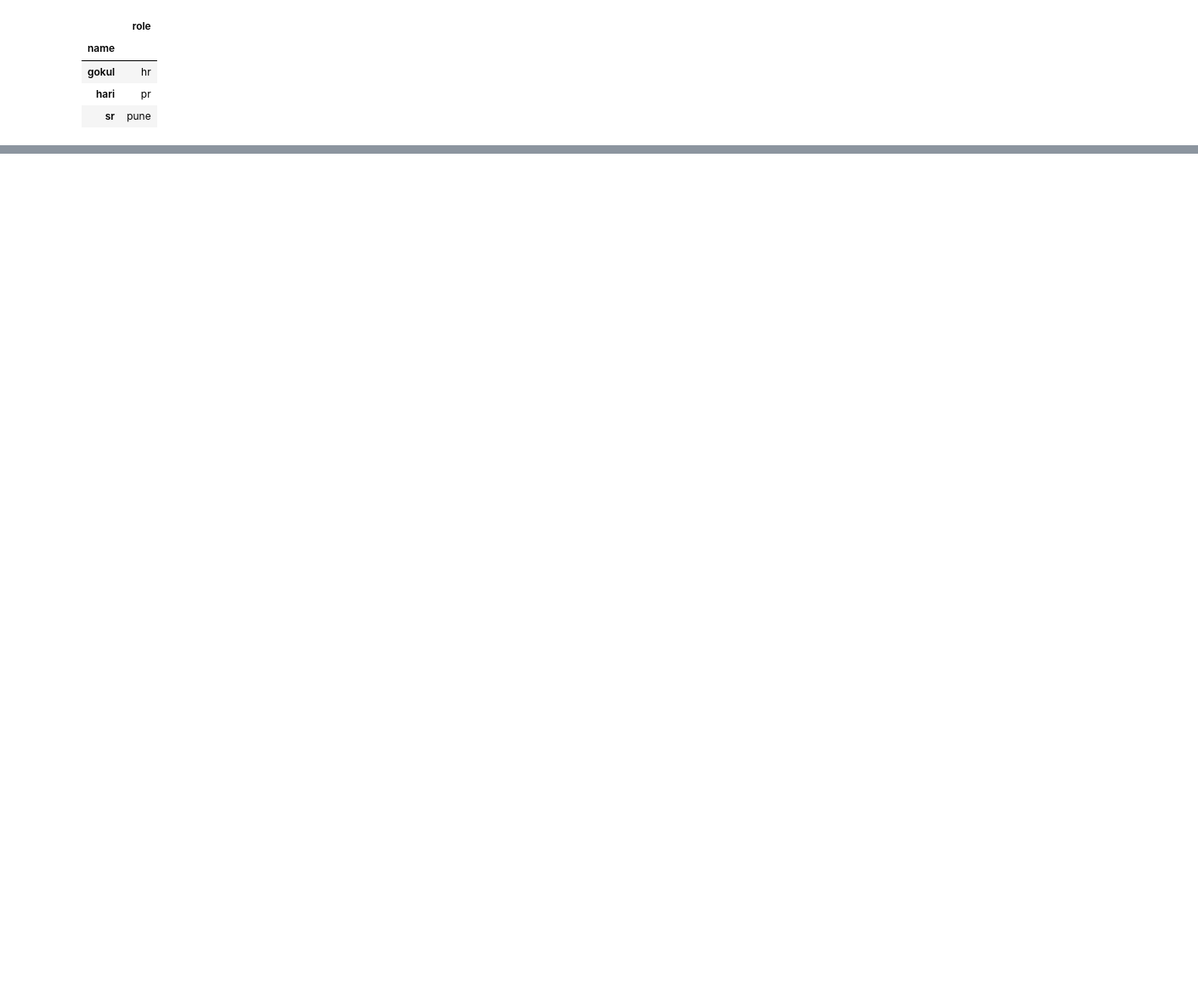
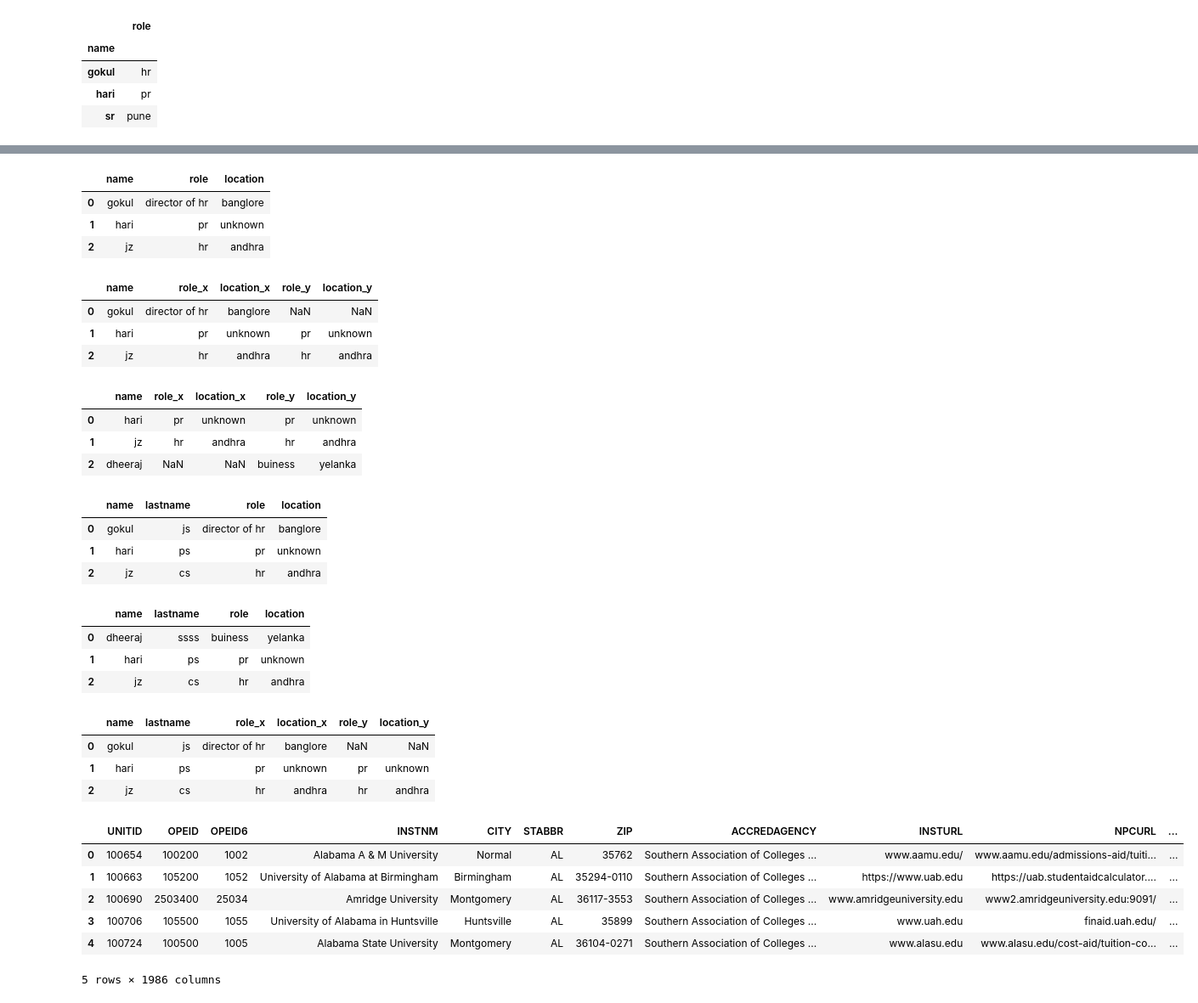
Before and after one commit to gokuljs/Machine-Learning-Andrew-Ng, a Jupyter notebook: data processing/Untitled.ipynb, the cells around one changed output, grey strips where cells are left out. Shown at 85% size. Cells and saved outputs as stored; diff of their text form; code cells hidden in the pictures; blank space fills up the shorter version.

```diff
--- a/data processing/Untitled.ipynb
+++ b/data processing/Untitled.ipynb
@@ -254,0 +278,21 @@ student=student.reset_index()
+# %%
+staff_df
+# %% [output]
+|  | name | role | location |
+| 0 | gokul | director of hr | banglore |
+| 1 | hari | pr | unknown |
+| 2 | jz | hr | andhra |
+# %%
+pd.merge(staff_df,student_df,how="left",on="name")
+# %% [output]
+|  | name | role_x | location_x | role_y | location_y |
+| 0 | gokul | director of hr | banglore | NaN | NaN |
+| 1 | hari | pr | unknown | pr | unknown |
+| 2 | jz | hr | andhra | hr | andhra |
+# %%
+pd.merge(staff_df,student_df,how="right",on="name")
+# %% [output]
+|  | name | role_x | location_x | role_y | location_y |
+| 0 | hari | pr | unknown | pr | unknown |
+| 1 | jz | hr | andhra | hr | andhra |
+| 2 | dheeraj | NaN | NaN | buiness | yelanka |
@@ -254,0 +310,14 @@ student=student.reset_index()
+# %%
+staff_df
+# %% [output]
+|  | name | lastname | role | location |
+| 0 | gokul | js | director of hr | banglore |
+| 1 | hari | ps | pr | unknown |
+| 2 | jz | cs | hr | andhra |
+# %%
+student_df
+# %% [output]
+|  | name | lastname | role | location |
+| 0 | dheeraj | ssss | buiness | yelanka |
+| 1 | hari | ps | pr | unknown |
+| 2 | jz | cs | hr | andhra |
@@ -254,0 +326,7 @@ student=student.reset_index()
+# %%
+pd.merge(staff_df,student_df,how='left',on=['name','lastname'])
+# %% [output]
+|  | name | lastname | role_x | location_x | role_y | location_y |
+| 0 | gokul | js | director of hr | banglore | NaN | NaN |
+| 1 | hari | ps | pr | unknown | pr | unknown |
+| 2 | jz | cs | hr | andhra | hr | andhra |
@@ -254,0 +335,14 @@ student=student.reset_index()
+# %%
+%%capture
+df_2011=pd.read_csv("student.csv")
+df_2011.head()
+# %%
+df_2011.head()
+# %% [output]
+|  | UNITID | OPEID | OPEID6 | INSTNM | CITY | STABBR | ZIP | ACCREDAGENCY | INSTURL | NPCURL | ... |
+| 0 | 100654 | 100200 | 1002 | Alabama A & M University | Normal | AL | 35762 | Southern Association of Colleges ... | www.aamu.edu/ | www.aamu.edu/admissions-aid/tuiti... | ... |
+| 1 | 100663 | 105200 | 1052 | University of Alabama at Birmingham | Birmingham | AL | 35294-0110 | Southern Association of Colleges ... | https://www.uab.edu | https://uab.studentaidcalculator.... | ... |
+| 2 | 100690 | 2503400 | 25034 | Amridge University | Montgomery | AL | 36117-3553 | Southern Association of Colleges ... | www.amridgeuniversity.edu | www2.amridgeuniversity.edu:9091/ | ... |
+| 3 | 100706 | 105500 | 1055 | University of Alabama in Huntsville | Huntsville | AL | 35899 | Southern Association of Colleges ... | www.uah.edu | finaid.uah.edu/ | ... |
+| 4 | 100724 | 100500 | 1005 | Alabama State University | Montgomery | AL | 36104-0271 | Southern Association of Colleges ... | www.alasu.edu | www.alasu.edu/cost-aid/tuition-co... | ... |
+5 rows × 1986 columns
```
Also changed, not shown: parts of 5 cells of this notebook, 47 other files.
